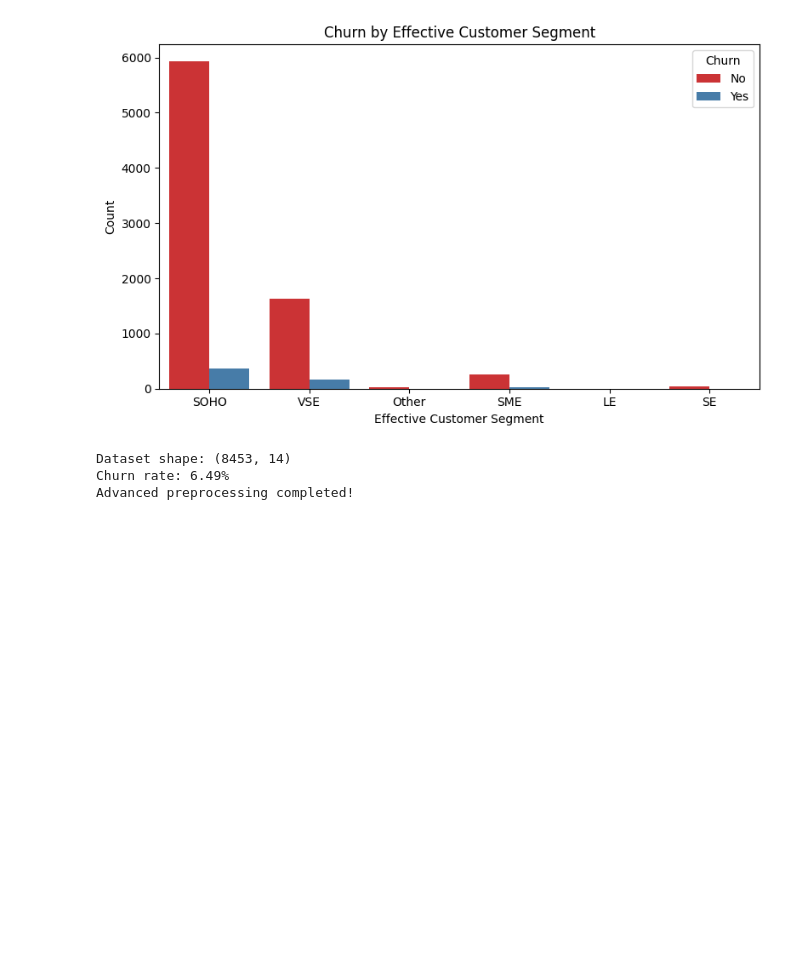
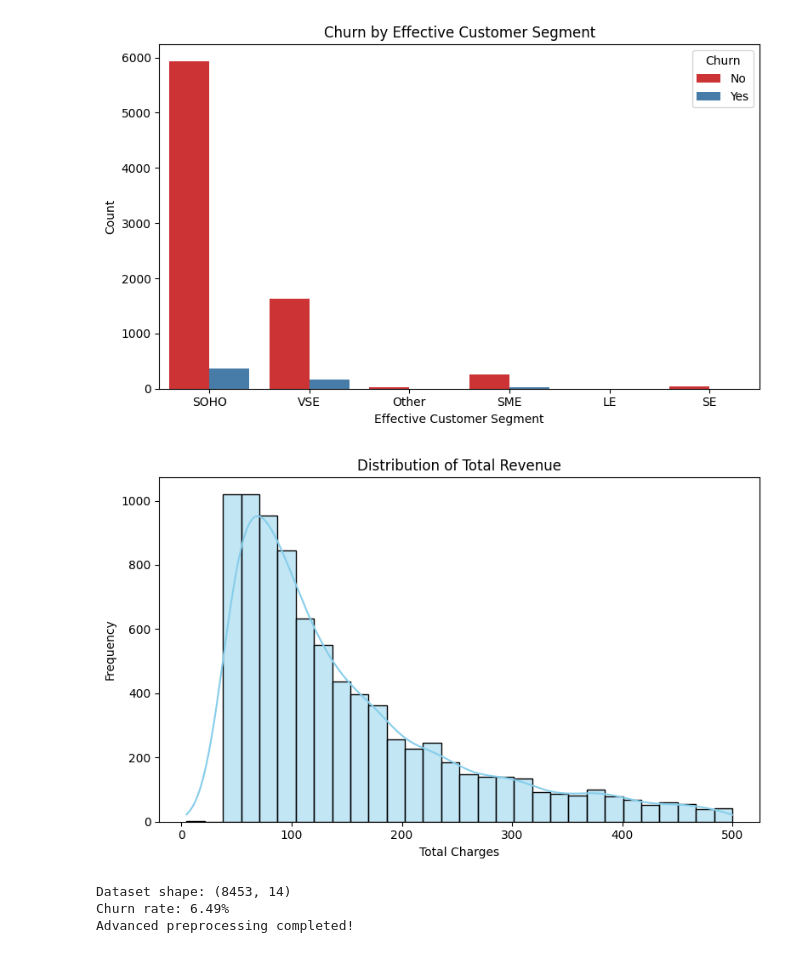
Before and after one commit to adeline-pepela/Module-5, a Jupyter notebook: Predictive and Optimization Analytics/POA-Project/Churn-main/modeling_3.ipynb, the cells around one changed output. Drawn from its saved outputs; the diff is of its cells as text; code cells hidden in the pictures; blank space fills up the shorter version.

```diff
--- a/Predictive and Optimization Analytics/POA-Project/Churn-main/modeling_3.ipynb
+++ b/Predictive and Optimization Analytics/POA-Project/Churn-main/modeling_3.ipynb
@@ -298,6 +298,18 @@ plt.tight_layout()
 plt.show()
 # %% [output]
 [figure]
+# %%
+
+# 3. Total Revenue Distribution
+plt.figure(figsize=(8, 5))
+sns.histplot(data=df, x='TotalRevenue', bins=30, kde=True, color='skyblue')
+plt.title('Distribution of Total Revenue')
+plt.xlabel('Total Charges')
+plt.ylabel('Frequency')
+plt.tight_layout()
+plt.show()
+# %% [output]
+[figure, added]
 # %%
 # Load data
 url = "https://raw.githubusercontent.com/adeline-pepela/Dissertation/main/data/dataset.csv"
```
